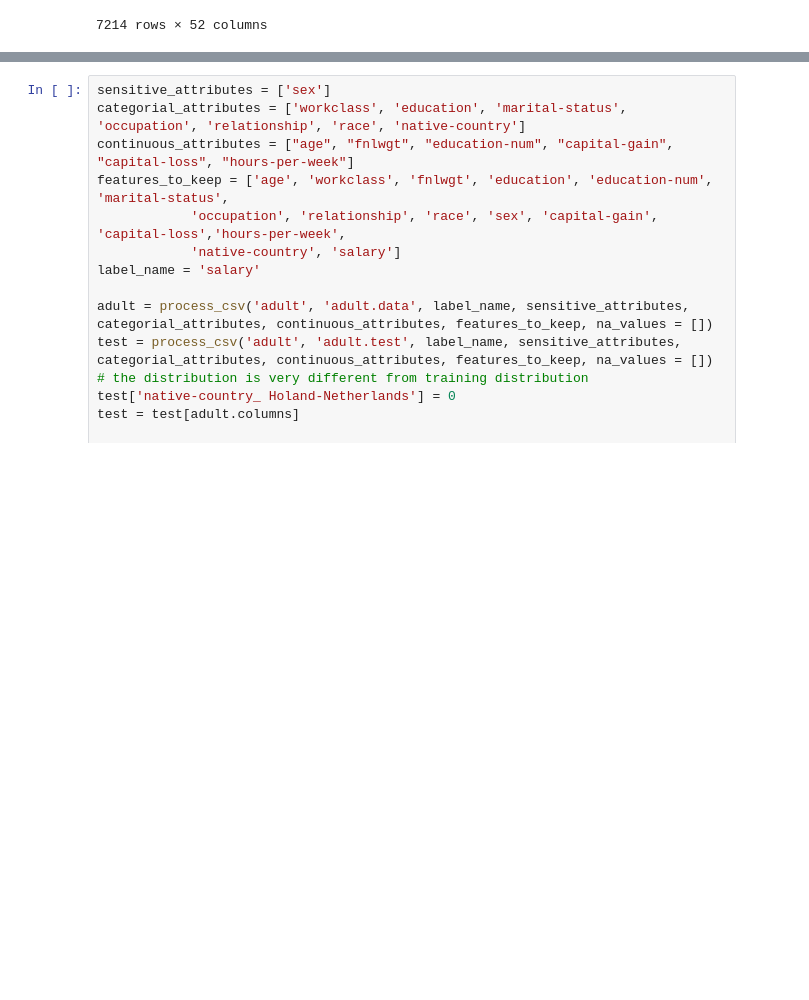
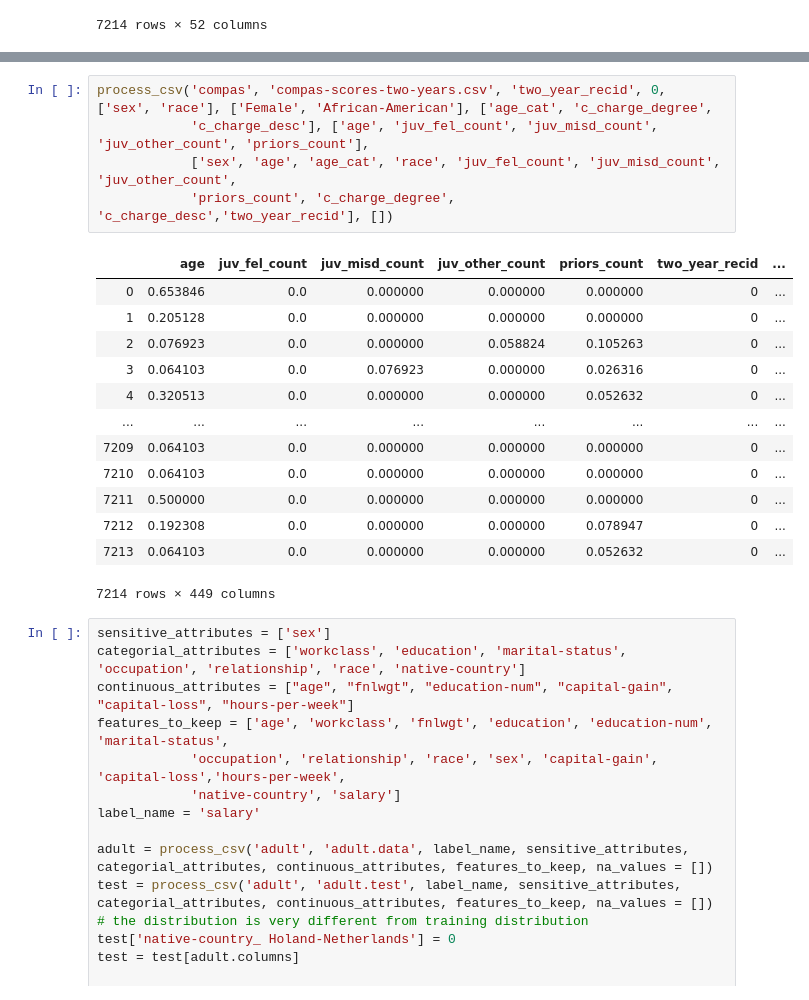
Before and after one commit to yzeng58/Fairness-aware-FL, a Jupyter notebook: compas.ipynb, the cells around one changed output, grey strips where cells are left out. Cells and saved outputs as stored; diff of their text form; blank space fills up the shorter version.

Commit message:
compas implemented!

```diff
--- a/compas.ipynb
+++ b/compas.ipynb
@@ -84,3 +130,22 @@ process_csv('adult', 'adult.data', 'salary', ['sex'], ['workclass', 'education',
+# %%
+process_csv('compas', 'compas-scores-two-years.csv', 'two_year_recid', 0, ['sex', 'race'], ['Female', 'African-American'], ['age_cat', 'c_charge_degree',
+            'c_charge_desc'], ['age', 'juv_fel_count', 'juv_misd_count', 'juv_other_count', 'priors_count'],
+            ['sex', 'age', 'age_cat', 'race', 'juv_fel_count', 'juv_misd_count', 'juv_other_count',
+            'priors_count', 'c_charge_degree', 'c_charge_desc','two_year_recid'], [])
+# %% [output]
+|  | age | juv_fel_count | juv_misd_count | juv_other_count | priors_count | two_year_recid | ... |
+| 0 | 0.653846 | 0.0 | 0.000000 | 0.000000 | 0.000000 | 0 | ... |
+| 1 | 0.205128 | 0.0 | 0.000000 | 0.000000 | 0.000000 | 0 | ... |
+| 2 | 0.076923 | 0.0 | 0.000000 | 0.058824 | 0.105263 | 0 | ... |
+| 3 | 0.064103 | 0.0 | 0.076923 | 0.000000 | 0.026316 | 0 | ... |
+| 4 | 0.320513 | 0.0 | 0.000000 | 0.000000 | 0.052632 | 0 | ... |
+| ... | ... | ... | ... | ... | ... | ... | ... |
+| 7209 | 0.064103 | 0.0 | 0.000000 | 0.000000 | 0.000000 | 0 | ... |
+| 7210 | 0.064103 | 0.0 | 0.000000 | 0.000000 | 0.000000 | 0 | ... |
+| 7211 | 0.500000 | 0.0 | 0.000000 | 0.000000 | 0.000000 | 0 | ... |
+| 7212 | 0.192308 | 0.0 | 0.000000 | 0.000000 | 0.078947 | 0 | ... |
+| 7213 | 0.064103 | 0.0 | 0.000000 | 0.000000 | 0.052632 | 0 | ... |
+7214 rows × 449 columns
 # %%
 sensitive_attributes = ['sex']
 categorial_attributes = ['workclass', 'education', 'marital-status', 'occupation', 'relationship', 'race', 'native-country']
```
Also changed, not shown: parts of 6 cells of this notebook, 6 other files.
